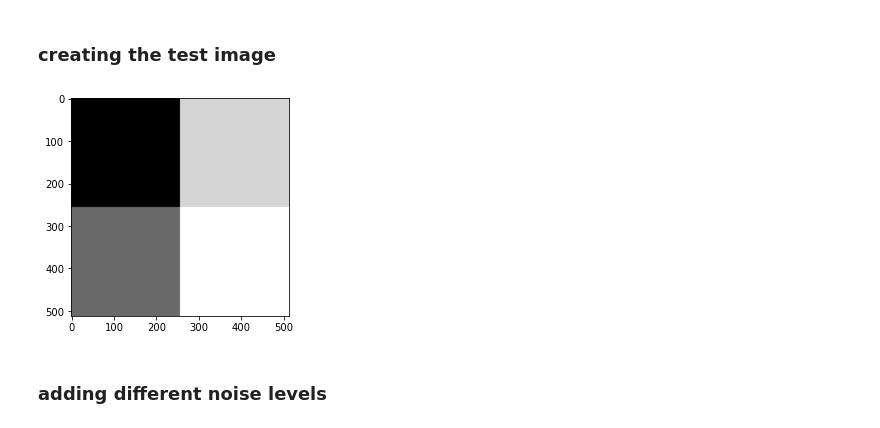
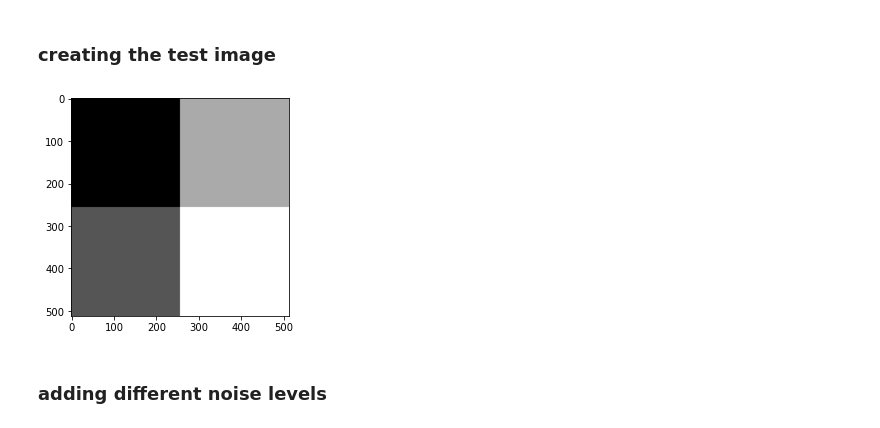
Before and after one commit to moataznoaaaman/DLCV_T1, a Jupyter notebook: task1.ipynb, the cells around one changed output. Cells and saved outputs as stored; diff of their text form; code cells hidden in the pictures.

```diff
--- a/task1.ipynb
+++ b/task1.ipynb
@@ -6,17 +6,17 @@ from PIL import Image
 ### creating the test image
 # %%
 pixels00 = np.zeros((256,256))
-pixels01 = np.ones((256,256)) *50
-pixels10 = np.ones((256,256)) * 100
-pixels11 = np.ones((256,256)) * 120
+pixels01 = np.ones((256,256)) *80
+pixels10 = np.ones((256,256)) * 160
+pixels11 = np.ones((256,256)) * 240
 tophalf = np.concatenate((pixels00, pixels01), axis=0)
 bottomhalf = np.concatenate((pixels10, pixels11), axis=0)
 test_image = np.concatenate((tophalf, bottomhalf), axis=1)
 test_image = test_image.reshape(512,512)
 plt.imshow(test_image,cmap="gray")
 plt.imsave(r"dataset3\testGrayImage.jpg",test_image,cmap="gray")#testGrayImage_
 # %% [output]
-[figure, old version]
+[figure, new version]
 # %% [markdown]
 ### adding different noise levels
 # %%
```
Also changed, not shown: 2 other files.
